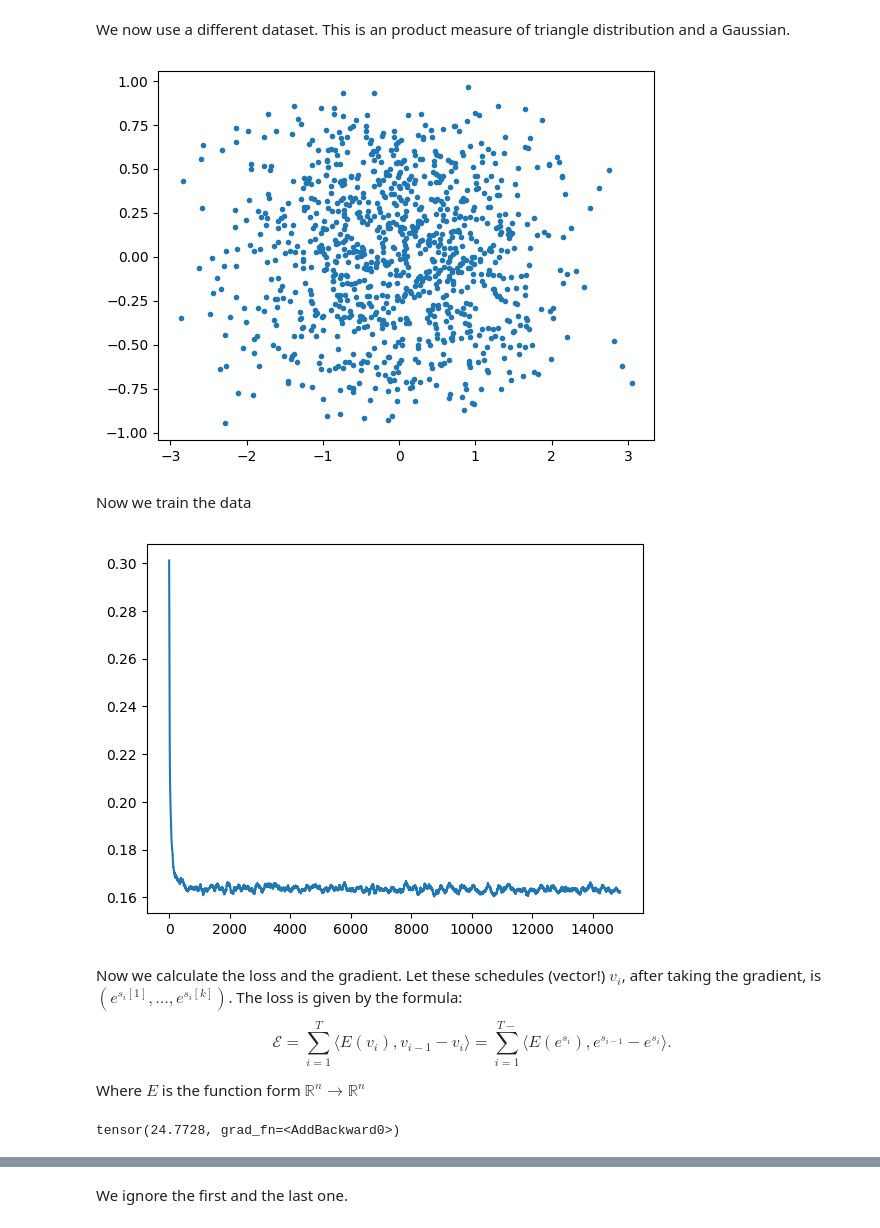
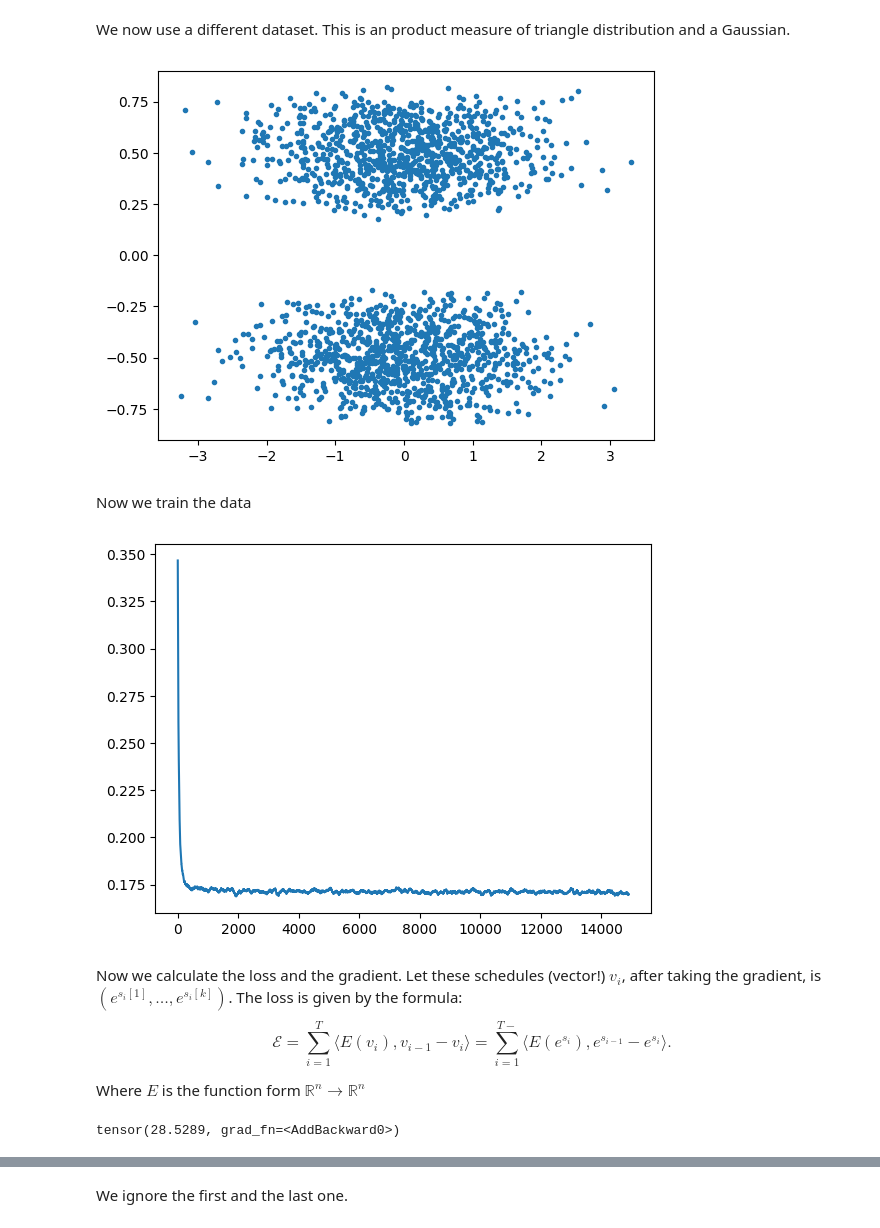
Before and after one commit to JetfiRex/Diffusion-ToyModel, a Jupyter notebook: Diffusion.ipynb, the cells around one changed output, grey strips where cells are left out. Drawn from its saved outputs; the diff is of its cells as text; code cells hidden in the pictures.

```diff
--- a/Diffusion.ipynb
+++ b/Diffusion.ipynb
@@ -550,13 +567,13 @@ Fisrt, we intialize the schedule as uniform
 # %% [markdown]
 We now use a different dataset. This is an product measure of triangle distribution and a Gaussian.
 # %%
-N = 1000
+N = 2000
 normal = torch.randn(N)
-triangle = torch.rand(N)-torch.rand(N)
+triangle = (torch.rand(N)-torch.rand(N))/3+torch.randint(0, 2,size = (N,))-0.5
 dataset = torch.stack([normal, triangle], 1)
 plot_batch(dataset)
 # %% [output]
-[figure, old version]
+[figure, new version]
 # %% [markdown]
 Now we train the data
 # %%
@@ -568,7 +585,7 @@ losses = [ns.loss.item() for ns in trainer]
 plt.plot(moving_average(losses, 100))
 plt.show()
 # %% [output]
-[figure, old version]
+[figure, new version]
 # %% [markdown]
 Now we calculate the loss and the gradient. Let these schedules (vector!) $v_i$, after taking the gradient, is $(e^{s_i[1]},\dots,e^{s_i[k]})$. The loss is given by the formula:
 $$\mathcal E=\sum_{i=1}^{T}\langle E(v_i), v_{i-1}-v_i\rangle=\sum_{i=1}^{T-}\langle E(e^{s_i}), e^{s_{i-1}}-e^{s_i}\rangle.$$
@@ -597,7 +614,7 @@ def get_total_loss(model: nn.Module,
 # %%
 get_total_loss(model, x0, log_sigma)
 # %% [output]
-tensor(24.7728, grad_fn=<AddBackward0>)
+tensor(28.5289, grad_fn=<AddBackward0>)
 # %%
 E=get_total_loss(model, x0, log_sigma)
 E.backward()
```
Also changed, not shown: parts of 28 cells of this notebook.
